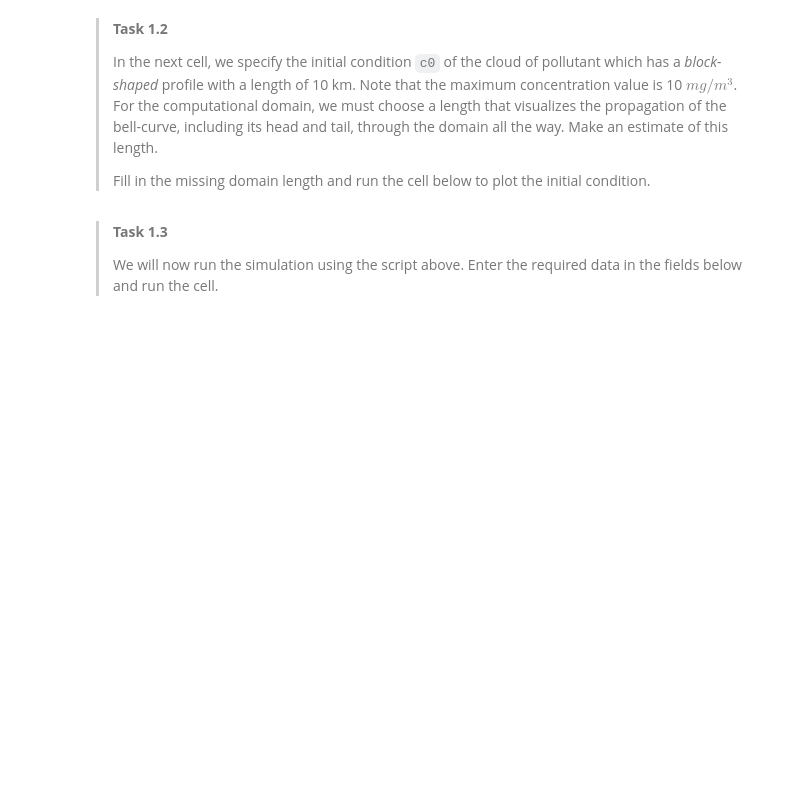
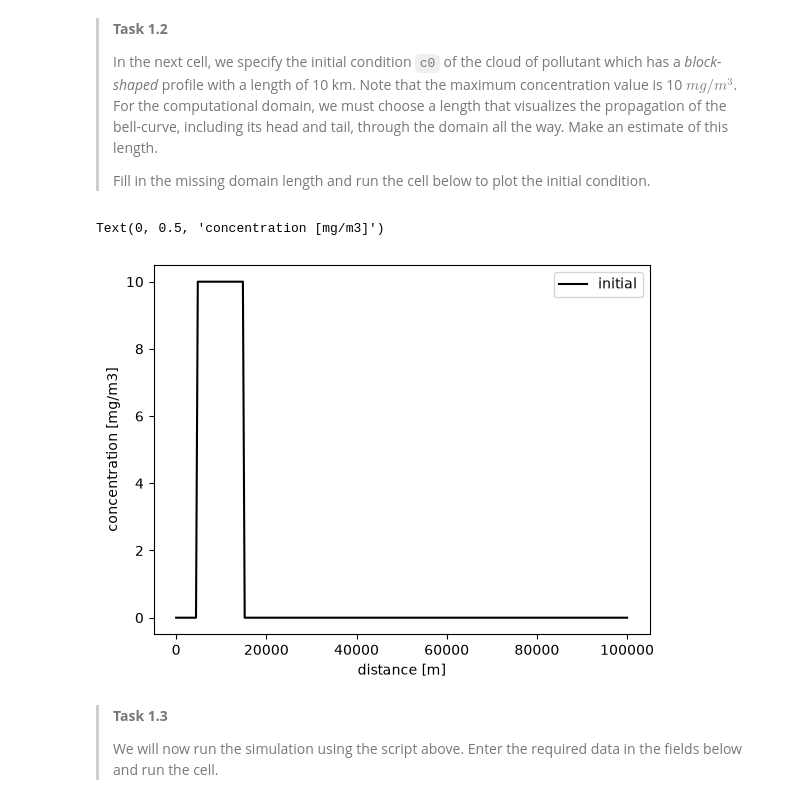
Before and after one commit to Thijs12-maxter/Q2week123, a Jupyter notebook: all_files_GA_2_1/grp09.ipynb, the cells around one changed output. Drawn from its saved outputs; the diff is of its cells as text; code cells hidden in the pictures; blank space fills up the shorter version.

```diff
--- a/all_files_GA_2_1/grp09.ipynb
+++ b/all_files_GA_2_1/grp09.ipynb
@@ -100,23 +100,26 @@ from advdiff import advdiff
 # %%
 import numpy as np
 import matplotlib.pyplot as plt
 
 # domain length
-lenD = ### YOUR CODE HERE ###
+lenD = 100000
 
 lenC = 10000.             # length of c0
 dx = 400.                 # grid size
 
 M = int(lenD/dx) + 1      # number of grid points
 x = np.linspace(0,lenD,M) # array with coordinates of grid points
 
 # initial condition
 c0 = np.zeros(M)
 c0[int(0.5 * lenC/dx):int(0.5 * lenC/dx) + int(lenC/dx) + 1] = 10.
 plt.plot(x,c0,'k',label='initial')
 plt.legend(loc='upper right')
 plt.xlabel('distance [m]')
 plt.ylabel('concentration [mg/m3]')
+# %% [output]
+Text(0, 0.5, 'concentration [mg/m3]')
+[figure, added]
 # %% [markdown]
 >**Task 1.3**
 >
```
Also changed, not shown: parts of 7 cells of this notebook.
